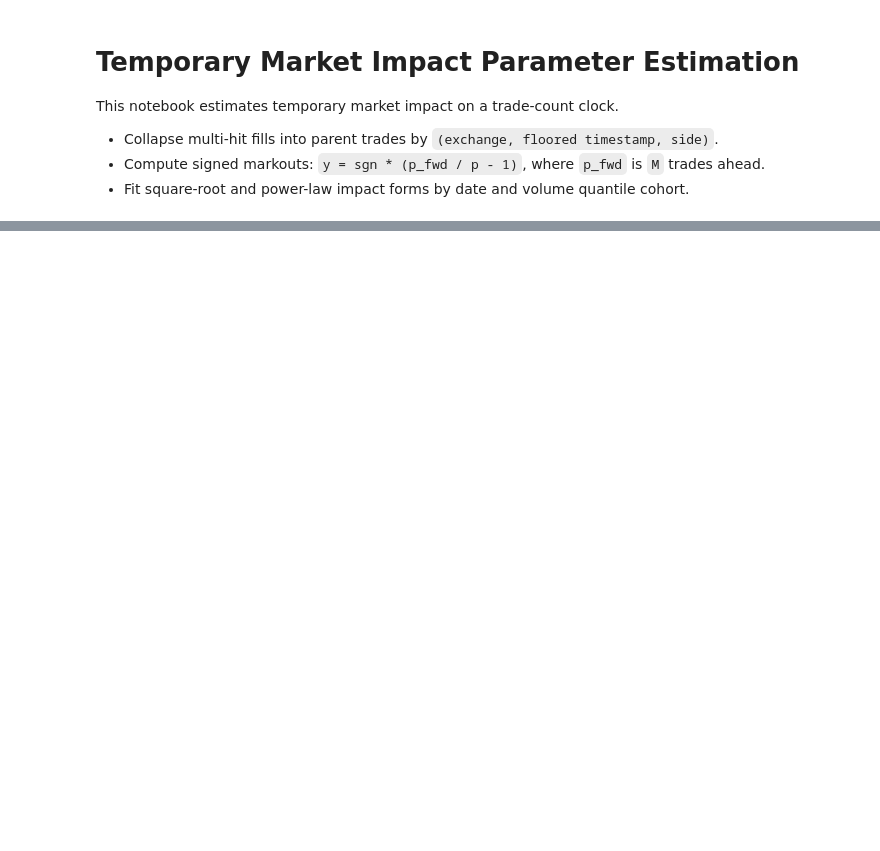
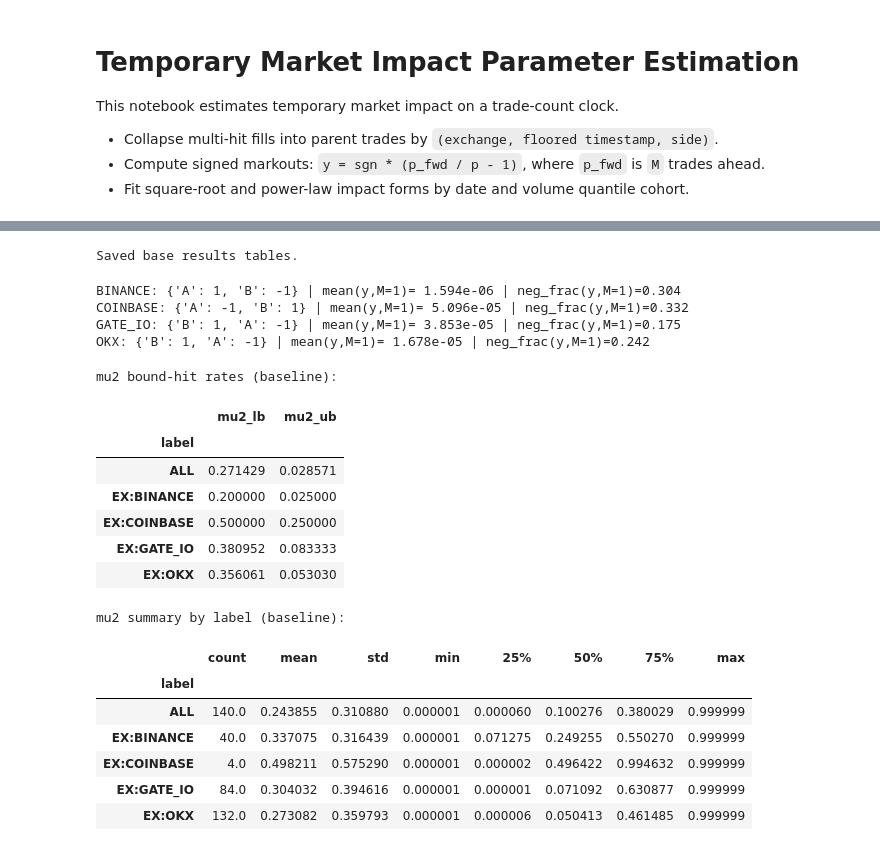
Before and after one commit to BaileyMeche/qts, a Jupyter notebook: HW7_impact/notebooks/TemporaryMarketImpactParamEstimation.ipynb, the cells around one changed output, grey strips where cells are left out. Drawn from its saved outputs; the diff is of its cells as text; code cells hidden in the pictures; blank space fills up the shorter version.

```diff
--- a/HW7_impact/notebooks/TemporaryMarketImpactParamEstimation.ipynb
+++ b/HW7_impact/notebooks/TemporaryMarketImpactParamEstimation.ipynb
@@ -57,7 +81,62 @@ results.head()
 # %%
 results.to_parquet(outdir / 'impact_results.parquet', index=False)
 results.to_csv(outdir / 'impact_results.csv', index=False)
-print('Saved base results tables.')
+# %% [output]
+Saved base results tables.
+# %%
+# Diagnostics: side->sign mapping stability
+sign_ref_M = getattr(cfg, "sign_ref_M", 1)
+side_map_mode = getattr(cfg, "side_map_mode", "infer")
+
+for ex, g in parents.groupby("exchange", observed=True):
+    try:
+        m = infer_side_signs(g, sign_ref_M, mode=side_map_mode)
+    except TypeError:
+        # older impact_core.py without `mode=`
+        m = infer_side_signs(g, sign_ref_M)
+
+    mk1 = add_markouts(g, 1, m)
+    print(
+        f"{ex}: {m} | mean(y,M=1)={mk1['y'].mean(): .3e} | "
+        f"neg_frac(y,M=1)={(mk1['y']<0).mean():.3f}"
+    )
+# %% [output]
+BINANCE: {'A': 1, 'B': -1} | mean(y,M=1)= 1.594e-06 | neg_frac(y,M=1)=0.304
+COINBASE: {'A': -1, 'B': 1} | mean(y,M=1)= 5.096e-05 | neg_frac(y,M=1)=0.332
+GATE_IO: {'B': 1, 'A': -1} | mean(y,M=1)= 3.853e-05 | neg_frac(y,M=1)=0.175
+OKX: {'B': 1, 'A': -1} | mean(y,M=1)= 1.678e-05 | neg_frac(y,M=1)=0.242
+# %%
+eps = 1e-4
+mu2_lb = (results["mu2"] <= eps)
+mu2_ub = (results["mu2"] >= 1 - eps)
+
+print("mu2 bound-hit rates (baseline):")
+display(
+    results.assign(mu2_lb=mu2_lb, mu2_ub=mu2_ub)
+           .groupby("label", observed=True)[["mu2_lb","mu2_ub"]]
+           .mean()
+           .sort_index()
+)
+
+print("mu2 summary by label (baseline):")
+display(results.groupby("label", observed=True)["mu2"].describe())
+# %% [output]
+mu2 bound-hit rates (baseline):
+|  | mu2_lb | mu2_ub |
+| label |  |  |
+| ALL | 0.271429 | 0.028571 |
+| EX:BINANCE | 0.200000 | 0.025000 |
+| EX:COINBASE | 0.500000 | 0.250000 |
+| EX:GATE_IO | 0.380952 | 0.083333 |
+| EX:OKX | 0.356061 | 0.053030 |
+mu2 summary by label (baseline):
+|  | count | mean | std | min | 25% | 50% | 75% | max |
+| label |  |  |  |  |  |  |  |  |
+| ALL | 140.0 | 0.243855 | 0.310880 | 0.000001 | 0.000060 | 0.100276 | 0.380029 | 0.999999 |
+| EX:BINANCE | 40.0 | 0.337075 | 0.316439 | 0.000001 | 0.071275 | 0.249255 | 0.550270 | 0.999999 |
+| EX:COINBASE | 4.0 | 0.498211 | 0.575290 | 0.000001 | 0.000002 | 0.496422 | 0.994632 | 0.999999 |
+| EX:GATE_IO | 84.0 | 0.304032 | 0.394616 | 0.000001 | 0.000001 | 0.071092 | 0.630877 | 0.999999 |
+| EX:OKX | 132.0 | 0.273082 | 0.359793 | 0.000001 | 0.000006 | 0.050413 | 0.461485 | 0.999999 |
 # %%
 if not parents.empty and not results.empty:
     side_map = infer_side_signs(parents, cfg.M)
```
Also changed, not shown: parts of 11 cells of this notebook, 11 other files.
